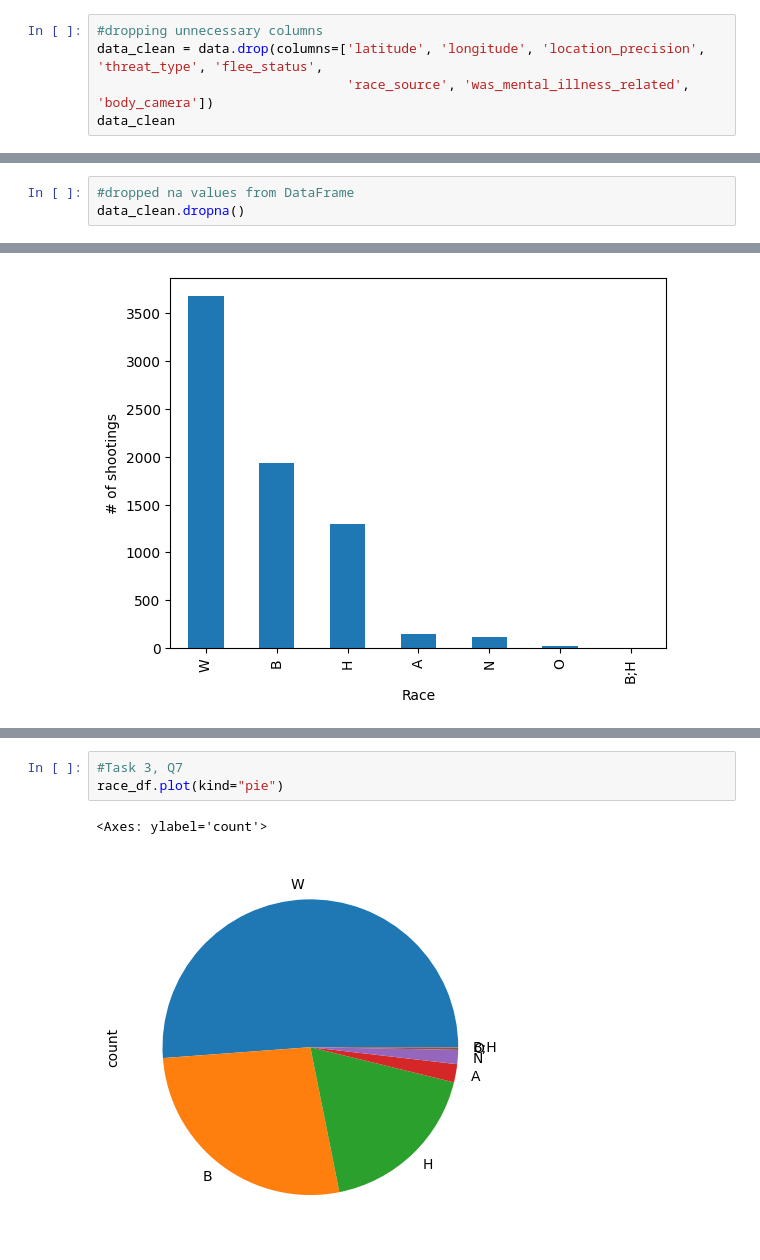
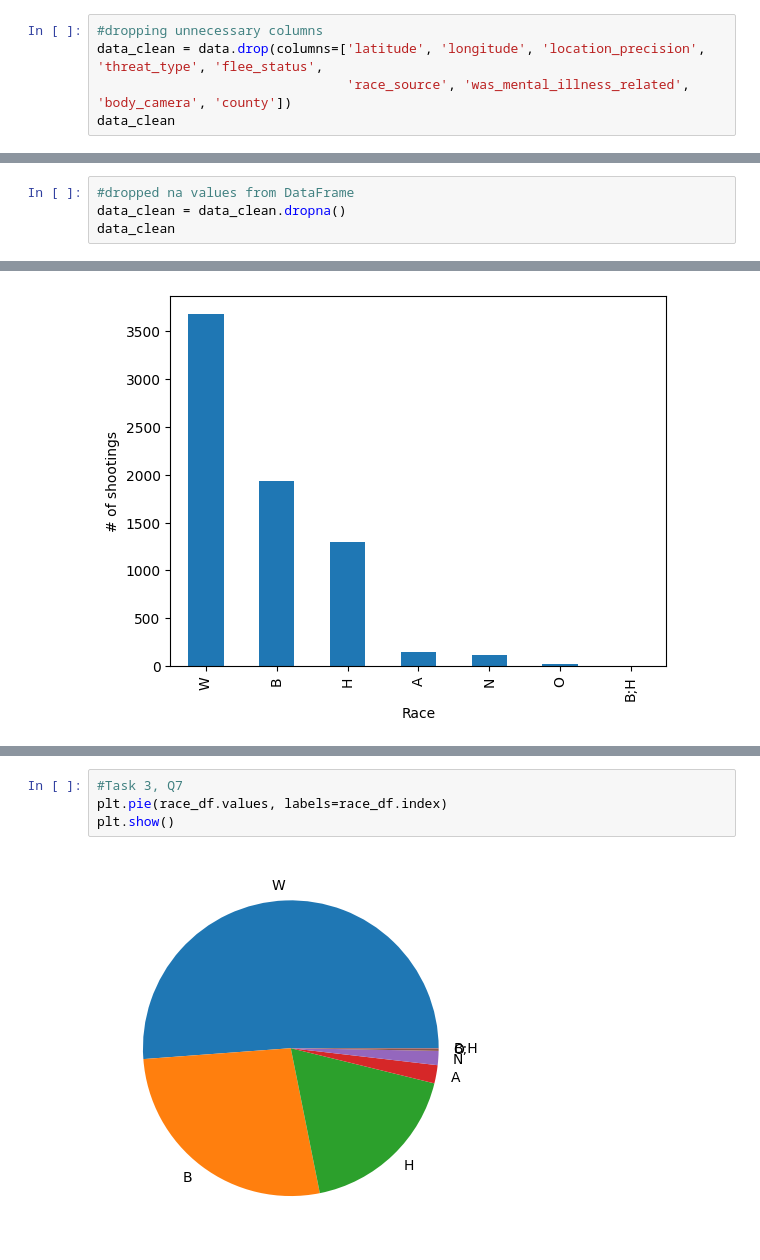
Before and after one commit to esantema/data-police-shootings, a Jupyter notebook: v2/Fatal_Shootings_Final.ipynb, the cells around one changed output, grey strips where cells are left out. Saved outputs shown, nothing was run; the diff lists cells and outputs as text.

```diff
--- a/v2/Fatal_Shootings_Final.ipynb
+++ b/v2/Fatal_Shootings_Final.ipynb
@@ -44,6 +44,6 @@ dtype: object
 # %%
 #dropping unnecessary columns
 data_clean = data.drop(columns=['latitude', 'longitude', 'location_precision', 'threat_type', 'flee_status',
-                                'race_source', 'was_mental_illness_related', 'body_camera'])
+                                'race_source', 'was_mental_illness_related', 'body_camera', 'county'])
 data_clean
 # %% [output]
@@ -70,5 +70,6 @@ pd.unique(data_clean['race'])
 array(['A', 'W', 'H', 'B', 'O', nan, 'N', 'B;H'], dtype=object)
 # %%
 #dropped na values from DataFrame
-data_clean.dropna()
+data_clean = data_clean.dropna()
+data_clean
 # %% [output]
@@ -221,8 +221,8 @@ Text(0.5, 0, 'State')
 # %%
 #Task 3, Q7
-race_df.plot(kind="pie")
+plt.pie(race_df.values, labels=race_df.index)
+plt.show()
 # %% [output]
-<Axes: ylabel='count'>
-[figure, old version]
+[figure, new version]
 # %%
 #filter shooting data for unarmed subjects
```
Also changed, not shown: parts of 20 cells of this notebook.
